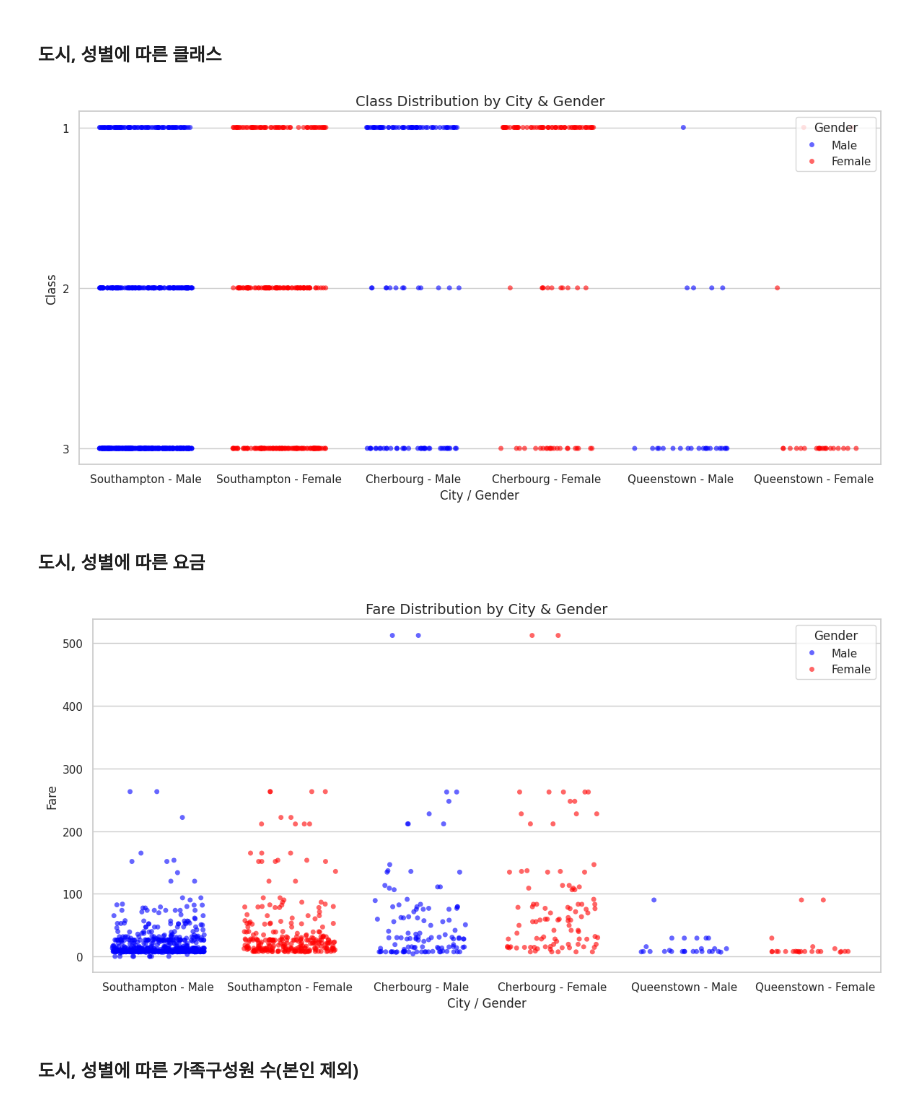
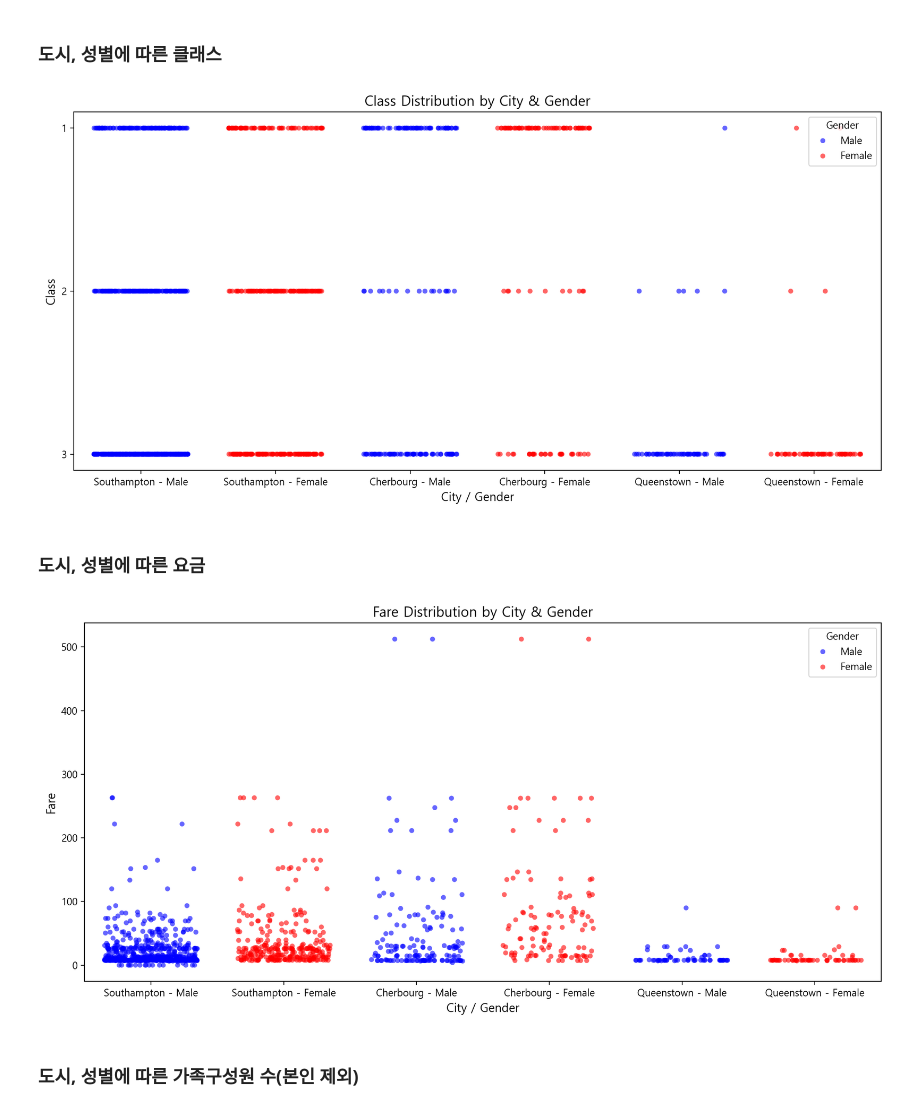
Before and after one commit to sjunc/2025-1-BigData-Team, a Jupyter notebook: Final/타이타닉.ipynb, the cells around one changed output. Cells and saved outputs as stored; diff of their text form; code cells hidden in the pictures.

```diff
--- a/Final/타이타닉.ipynb
+++ b/Final/타이타닉.ipynb
@@ -277,6 +277,8 @@ plt.title("가격과 좌석에 따른 생존 " , fontsize=30);
 ## 각 지역의 티켓값 상승에 따라 Pclass의 생존
 ### 타이타닉 항구 순서
 #### s -> c -> q
+# %%
+tdf = pd.read_csv('../TitanicData/titanic1309.csv')
 # %%
 ax = sns.countplot(x='Embarked', data=tdf)
 
@@ -429,13 +430,10 @@ plt.xlabel('Ascending');
 # %%
-# 데이터 정제
-df = df[df['Embarked'].notna() & df['Age'].notna() & df['Sex'].notna()]
-
 # 도시 라벨 정리
-df['City'] = df['Embarked'].map({'C': 'Cherbourg', 'Q': 'Queenstown', 'S': 'Southampton'})
+tdf['City'] = tdf['Embarked'].map({'C': 'Cherbourg', 'Q': 'Queenstown', 'S': 'Southampton'})
 
 # X축 도시 순서 고정
 city_order = ['Southampton', 'Cherbourg', 'Queenstown']
-df['City'] = pd.Categorical(df['City'], categories=city_order, ordered=True)
+tdf['City'] = pd.Categorical(tdf['City'], categories=city_order, ordered=True)
 
 # 색상 설정
 custom_palette = {'male': 'blue', 'female': 'red'}
@@ -445,7 +443,7 @@ plt.figure(figsize=(10, 6))
 
 # 시각화
 sns.stripplot(
-    data=df,
+    data=tdf,
     x='City',
     y='Age',
     hue='Sex',
@@ -471,18 +469,15 @@ NameError: name 'df' is not defined
 # %% [markdown]
 ### 도시, 성별에 따른 클래스
 # %%
-# 데이터 정제
-df = df[df['Embarked'].notna() & df['Pclass'].notna() & df['Sex'].notna()]
-
 # 클래스 문자열 변환 및 등급 순서 고정
-df['Pclass'] = df['Pclass'].astype(int).astype(str)
+tdf['Pclass'] = tdf['Pclass'].astype(int).astype(str)
 pclass_order = ['1', '2', '3']
-df['Pclass'] = pd.Categorical(df['Pclass'], categories=pclass_order, ordered=True)
+tdf['Pclass'] = pd.Categorical(tdf['Pclass'], categories=pclass_order, ordered=True)
 
 # 도시, 성별 라벨 정리
-df['City'] = df['Embarked'].map({'C': 'Cherbourg', 'Q': 'Queenstown', 'S': 'Southampton'})
-df['Gender'] = df['Sex'].map({'male': 'Male', 'female': 'Female'})
-df['City_Gender'] = df['City'] + ' - ' + df['Gender']
+tdf['City'] = tdf['Embarked'].map({'C': 'Cherbourg', 'Q': 'Queenstown', 'S': 'Southampton'})
+tdf['Gender'] = tdf['Sex'].map({'male': 'Male', 'female': 'Female'})
+tdf['City_Gender'] = tdf['City'] + ' - ' + tdf['Gender']
 
 # X축 순서 고정
 ordered_categories = [
@@ -490,7 +485,7 @@ ordered_categories = [
     'Cherbourg - Male', 'Cherbourg - Female',
     'Queenstown - Male', 'Queenstown - Female'
 ]
-df['City_Gender'] = pd.Categorical(df['City_Gender'], categories=ordered_categories, ordered=True)
+tdf['City_Gender'] = pd.Categorical(tdf['City_Gender'], categories=ordered_categories, ordered=True)
 
 # 색상 설정
 palette = {'Male': 'blue', 'Female': 'red'}
@@ -498,7 +493,7 @@ palette = {'Male': 'blue', 'Female': 'red'}
 # 시각화
 plt.figure(figsize=(12, 6))
 sns.stripplot(
-    data=df,
+    data=tdf,
     x='City_Gender',
     y='Pclass',
     hue='Gender',
@@ -521,7 +516,7 @@ plt.tight_layout()
 # 그래프 출력
 plt.show()
 # %% [output]
-[figure, old version]
+[figure, new version]
 # %%
 # - Southampton - Male: 전 등급 고르게 분포 → 다양한 계층, 대규모 탑승
 # - Cherbourg - Female: 1등급 비중 높음 → 상류층 다수
@@ -529,13 +524,10 @@ plt.show()
 # %% [markdown]
 ### 도시, 성별에 따른 요금
 # %%
-# 데이터 정제
-df = df[df['Embarked'].notna() & df['Fare'].notna() & df['Sex'].notna()]
-
 # 도시, 성별 라벨 정리
-df['City'] = df['Embarked'].map({'C': 'Cherbourg', 'Q': 'Queenstown', 'S': 'Southampton'})
-df['Gender'] = df['Sex'].map({'male': 'Male', 'female': 'Female'})
-df['City_Gender'] = df['City'] + ' - ' + df['Gender']
+tdf['City'] = tdf['Embarked'].map({'C': 'Cherbourg', 'Q': 'Queenstown', 'S': 'Southampton'})
+tdf['Gender'] = tdf['Sex'].map({'male': 'Male', 'female': 'Female'})
+tdf['City_Gender'] = tdf['City'] + ' - ' + tdf['Gender']
 
 # X축 순서 고정
 ordered_categories = [
@@ -543,38 +535,38 @@ ordered_categories = [
     'Cherbourg - Male', 'Cherbourg - Female',
     'Queenstown - Male', 'Queenstown - Female'
 ]
-df['City_Gender'] = pd.Categorical(df['City_Gender'], categories=ordered_categories, ordered=True)
+tdf['City_Gender'] = pd.Categorical(tdf['City_Gender'], categories=ordered_categories, ordered=True)
 
 # 색상 설정
 palette = {'Male': 'blue', 'Female': 'red'}
 
 # 시각화
 plt.figure(figsize=(12, 6))
 sns.stripplot(
-    data=df,
+    data=tdf,
     x='City_Gender',
     y='Fare',
     hue='Gender',
     palette=palette,
     dodge=False,
     jitter=0.35,
     alpha=0.6,
     size=5
 )
 
 # 축, 제목 설정
 plt.title("Fare Distribution by City & Gender", fontsize=14)
 plt.xlabel("City / Gender", fontsize=12)
 plt.ylabel("Fare", fontsize=12)
 plt.legend(title="Gender", loc='upper right')
 
 # 레이아웃 자동 조정
 plt.tight_layout()
 
 # 그래프 출력
 plt.show()
 # %% [output]
-[figure, old version]
+[figure, new version]
 # %%
 # - Southampton - Male: 요금 분포가 넓지만 낮은 요금이 많음 → 저가 탑승자 다수
 # - Cherbourg - Female: 전체 수에 비해 높은 요금 승객 많음 → 1등석 승객 다수로 추정
```
Also changed, not shown: parts of 10 cells of this notebook.
